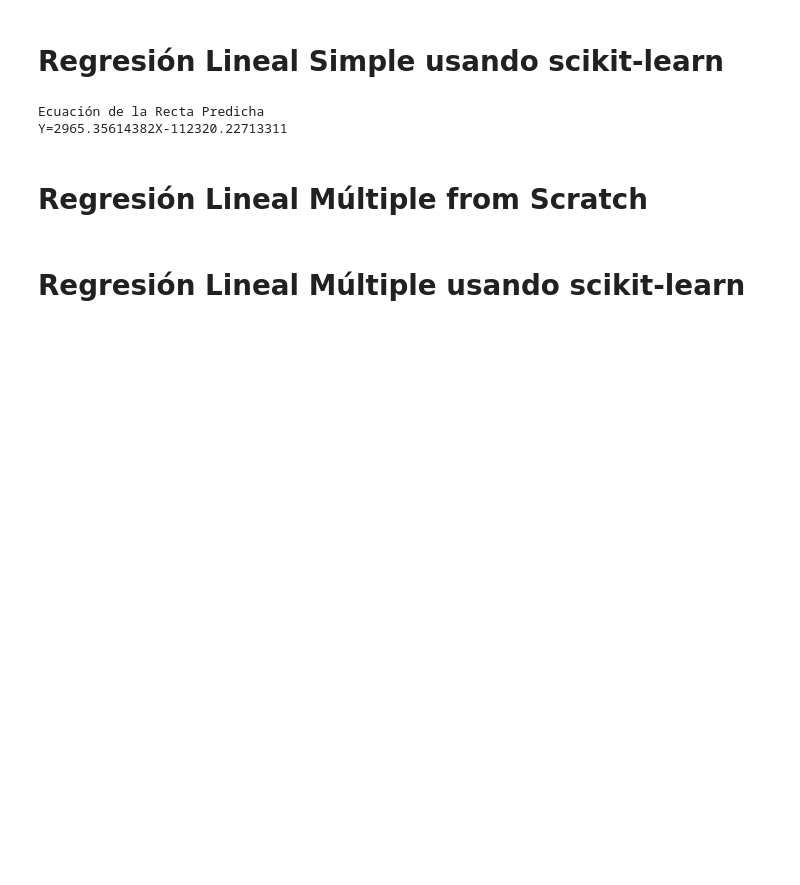
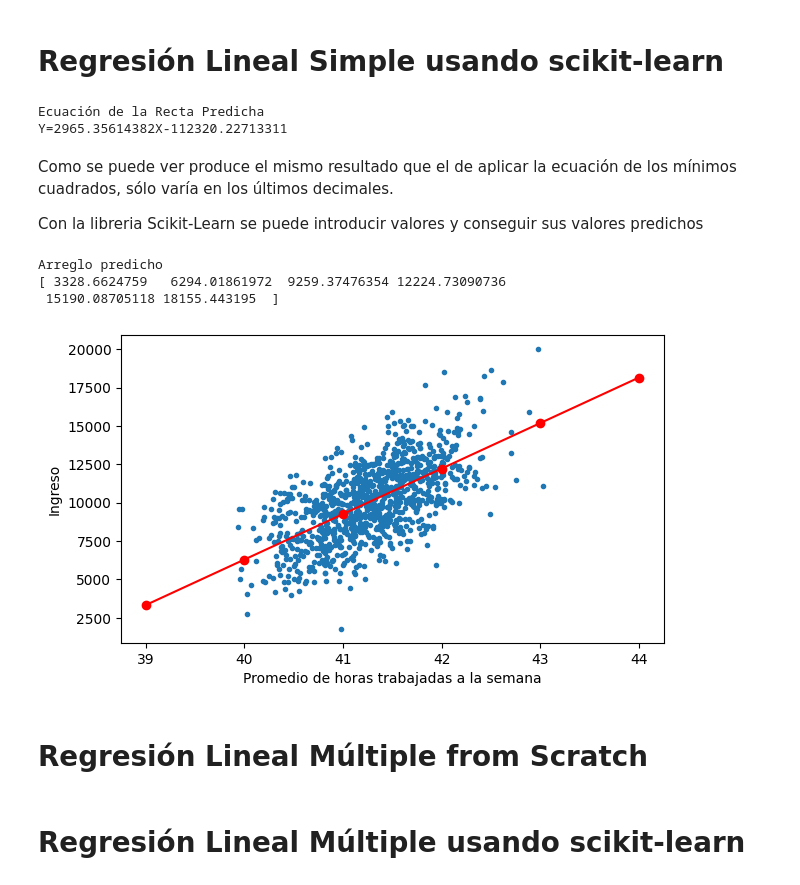
Before and after one commit to jrguignan/Regresion_Lineal_Simple-Multiple, a Jupyter notebook: regresion_lineal.ipynb, the cells around one changed output. Saved outputs shown, nothing was run; the diff lists cells and outputs as text; code cells hidden in the pictures; blank space fills up the shorter version.

```diff
--- a/regresion_lineal.ipynb
+++ b/regresion_lineal.ipynb
@@ -63,6 +68,35 @@ print("Y={}X{}".format(B1.round(8),B0.round(8)))
 # %% [output]
 Ecuación de la Recta Predicha
 Y=2965.35614382X-112320.22713311
+# %% [markdown]
+Como se puede ver produce el mismo resultado que el de aplicar la ecuación de los mínimos cuadrados, sólo varía en los últimos decimales.
+
+Con la libreria Scikit-Learn se puede introducir valores y conseguir sus valores predichos
+# %%
+#Arreglo de horas para que prediga el modelo
+entrada = [[39],[40],[41],[42],[43],[44]]
+
+#Arreglo que nos predice el modelo
+salida = modelo.predict(entrada)
+print("Arreglo predicho")
+print(salida)
+
+
+
+plt.figure(figsize=(7, 4))
+
+plt.ylabel("Ingreso")
+plt.xlabel("Promedio de horas trabajadas a la semana")
+plt.scatter(ingreso["horas"], ingreso["ingreso"],  marker=".")
+
+plt.scatter(entrada,salida, marker="o", color="red")
+plt.plot(entrada,salida,color="red")
+plt.show()
+# %% [output]
+Arreglo predicho
+[ 3328.6624759   6294.01861972  9259.37476354 12224.73090736
+ 15190.08705118 18155.443195  ]
+[figure, added]
 # %% [markdown]
 # Regresión Lineal Múltiple from Scratch
 # %% [markdown]
```
Also changed, not shown: parts of 1 cell of this notebook.
